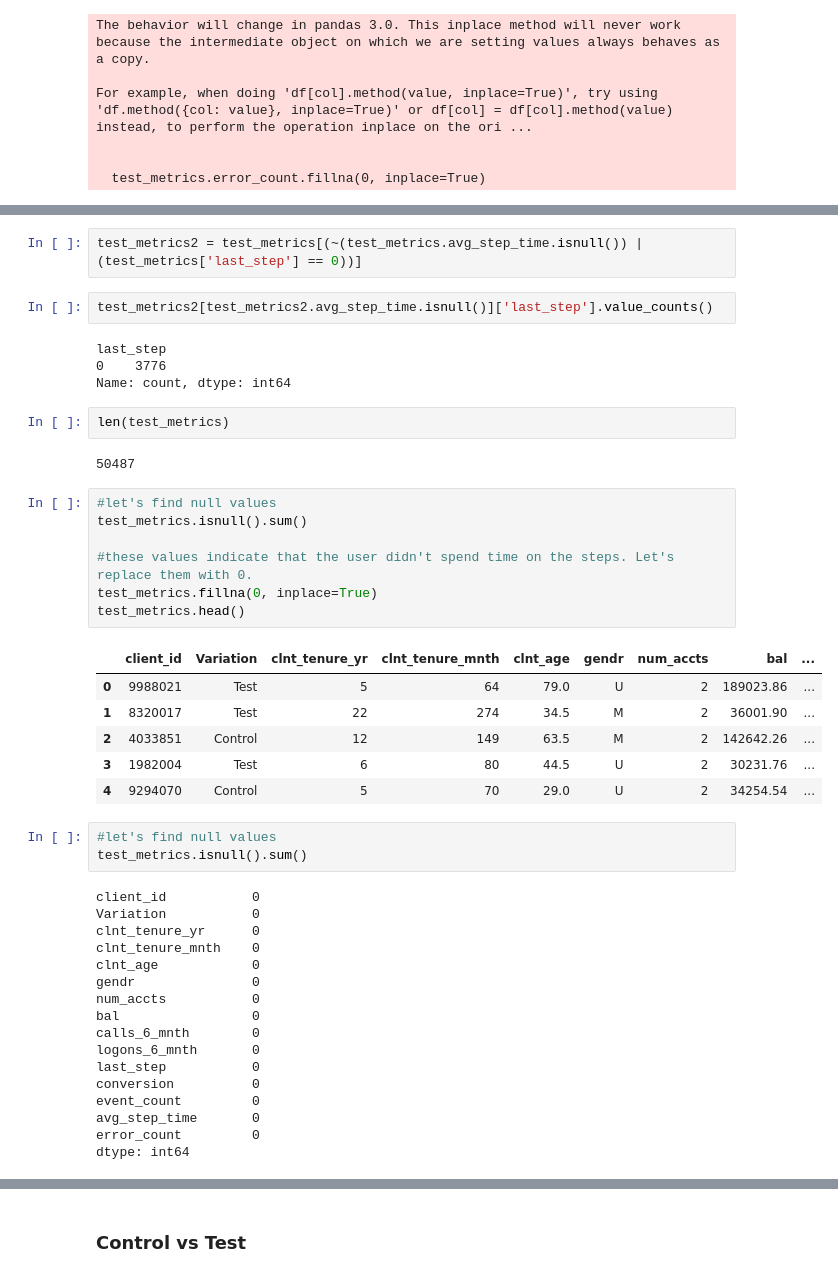
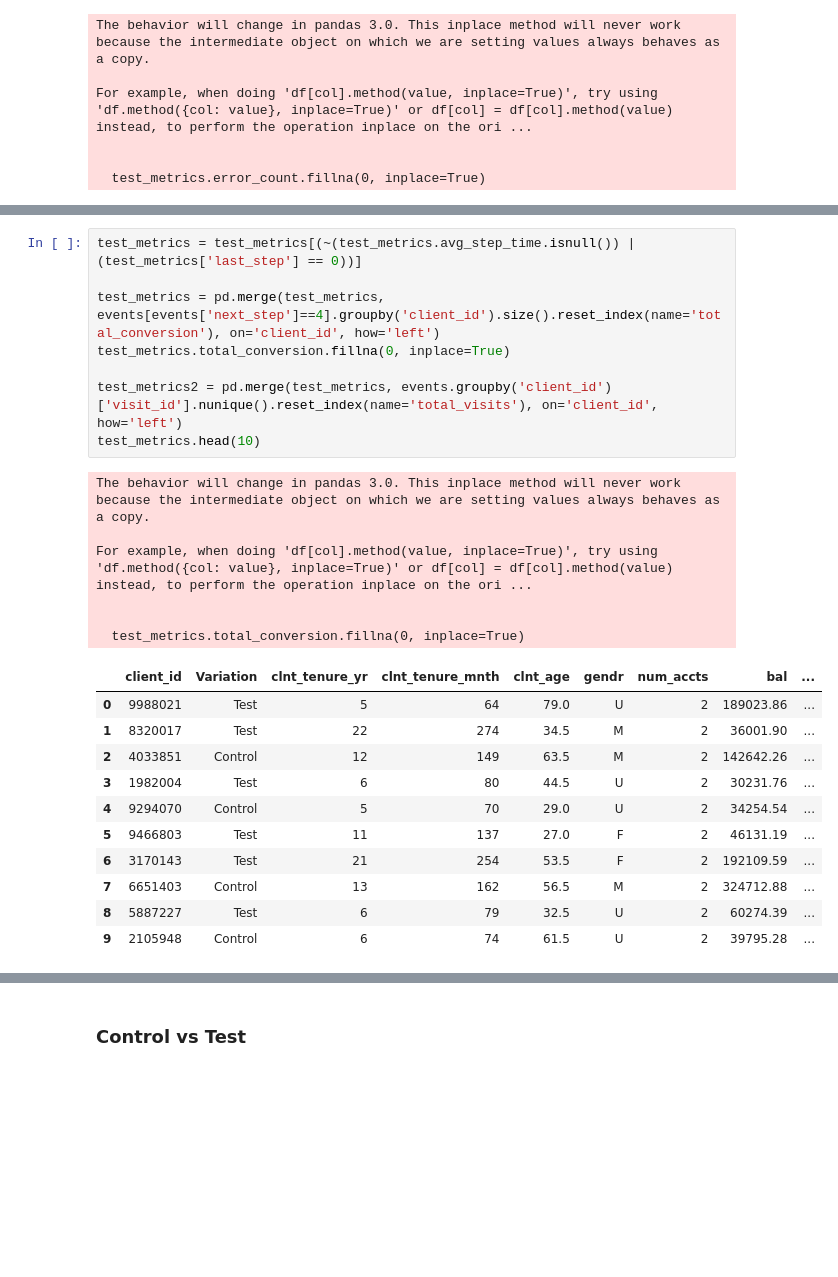
Before and after one commit to almudenamcastro/ironhack-w5-EDA, a Jupyter notebook: notebooks/main.ipynb, the cells around one changed output, grey strips where cells are left out. Drawn from its saved outputs; the diff is of its cells as text; blank space fills up the shorter version.

```diff
--- a/notebooks/main.ipynb
+++ b/notebooks/main.ipynb
@@ -452,46 +456,26 @@ Name: count, dtype: int64
-# %%
-test_metrics2 = test_metrics[(~(test_metrics.avg_step_time.isnull()) | (test_metrics['last_step'] == 0))]
-# %%
-test_metrics2[test_metrics2.avg_step_time.isnull()]['last_step'].value_counts()
-# %% [output]
-last_step
-0    3776
-Name: count, dtype: int64
-# %%
-len(test_metrics)
-# %% [output]
-50487
-# %%
-#let's find null values
-test_metrics.isnull().sum()
-
-#these values indicate that the user didn't spend time on the steps. Let's replace them with 0.
-test_metrics.fillna(0, inplace=True)
-test_metrics.head()
-# %% [output]
-|  | client_id | Variation | clnt_tenure_yr | clnt_tenure_mnth | clnt_age | gendr | num_accts | bal | ... |
-| 0 | 9988021 | Test | 5 | 64 | 79.0 | U | 2 | 189023.86 | ... |
-| 1 | 8320017 | Test | 22 | 274 | 34.5 | M | 2 | 36001.90 | ... |
-| 2 | 4033851 | Control | 12 | 149 | 63.5 | M | 2 | 142642.26 | ... |
-| 3 | 1982004 | Test | 6 | 80 | 44.5 | U | 2 | 30231.76 | ... |
-| 4 | 9294070 | Control | 5 | 70 | 29.0 | U | 2 | 34254.54 | ... |
-# %%
-#let's find null values
-test_metrics.isnull().sum()
-# %% [output]
-client_id           0
-Variation           0
-clnt_tenure_yr      0
-clnt_tenure_mnth    0
-clnt_age            0
-gendr               0
-num_accts           0
-bal                 0
-calls_6_mnth        0
-logons_6_mnth       0
-last_step           0
-conversion          0
-event_count         0
-avg_step_time       0
-error_count         0
-dtype: int64
+# %%
+test_metrics = test_metrics[(~(test_metrics.avg_step_time.isnull()) | (test_metrics['last_step'] == 0))]
+
+test_metrics = pd.merge(test_metrics, events[events['next_step']==4].groupby('client_id').size().reset_index(name='total_conversion'), on='client_id', how='left')
+test_metrics.total_conversion.fillna(0, inplace=True)
+
+test_metrics2 = pd.merge(test_metrics, events.groupby('client_id')['visit_id'].nunique().reset_index(name='total_visits'), on='client_id', how='left')
+test_metrics.head(10)
+# %% [output]
+The behavior will change in pandas 3.0. This inplace method will never work because the intermediate object on which we are setting values always behaves as a copy.
+
+For example, when doing 'df[col].method(value, inplace=True)', try using 'df.method({col: value}, inplace=True)' or df[col] = df[col].method(value) instead, to perform the operation inplace on the ori ...
+
+
+  test_metrics.total_conversion.fillna(0, inplace=True)
+|  | client_id | Variation | clnt_tenure_yr | clnt_tenure_mnth | clnt_age | gendr | num_accts | bal | ... |
+| 0 | 9988021 | Test | 5 | 64 | 79.0 | U | 2 | 189023.86 | ... |
+| 1 | 8320017 | Test | 22 | 274 | 34.5 | M | 2 | 36001.90 | ... |
+| 2 | 4033851 | Control | 12 | 149 | 63.5 | M | 2 | 142642.26 | ... |
+| 3 | 1982004 | Test | 6 | 80 | 44.5 | U | 2 | 30231.76 | ... |
+| 4 | 9294070 | Control | 5 | 70 | 29.0 | U | 2 | 34254.54 | ... |
+| 5 | 9466803 | Test | 11 | 137 | 27.0 | F | 2 | 46131.19 | ... |
+| 6 | 3170143 | Test | 21 | 254 | 53.5 | F | 2 | 192109.59 | ... |
+| 7 | 6651403 | Control | 13 | 162 | 56.5 | M | 2 | 324712.88 | ... |
+| 8 | 5887227 | Test | 6 | 79 | 32.5 | U | 2 | 60274.39 | ... |
+| 9 | 2105948 | Control | 6 | 74 | 61.5 | U | 2 | 39795.28 | ... |
```
Also changed, not shown: parts of 5 cells of this notebook.
